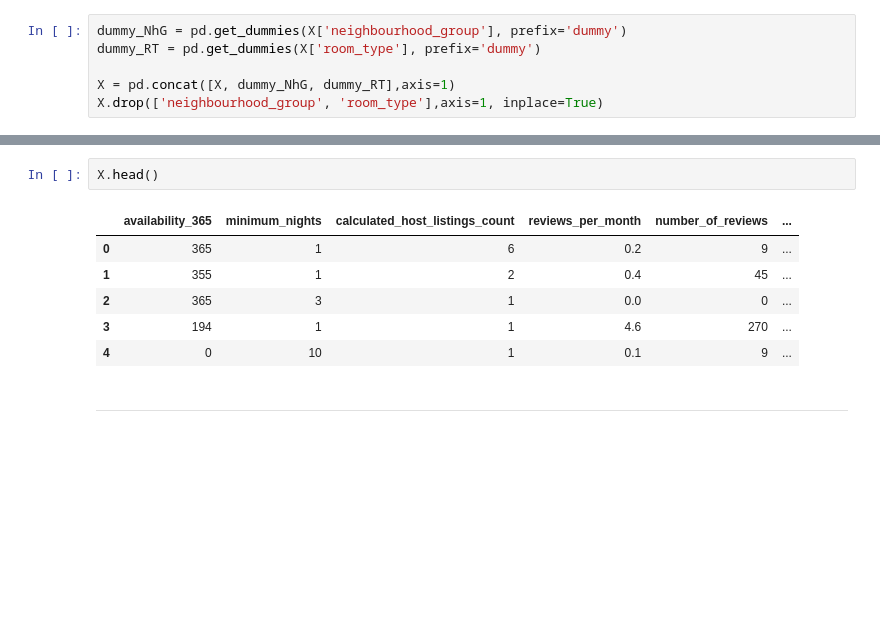
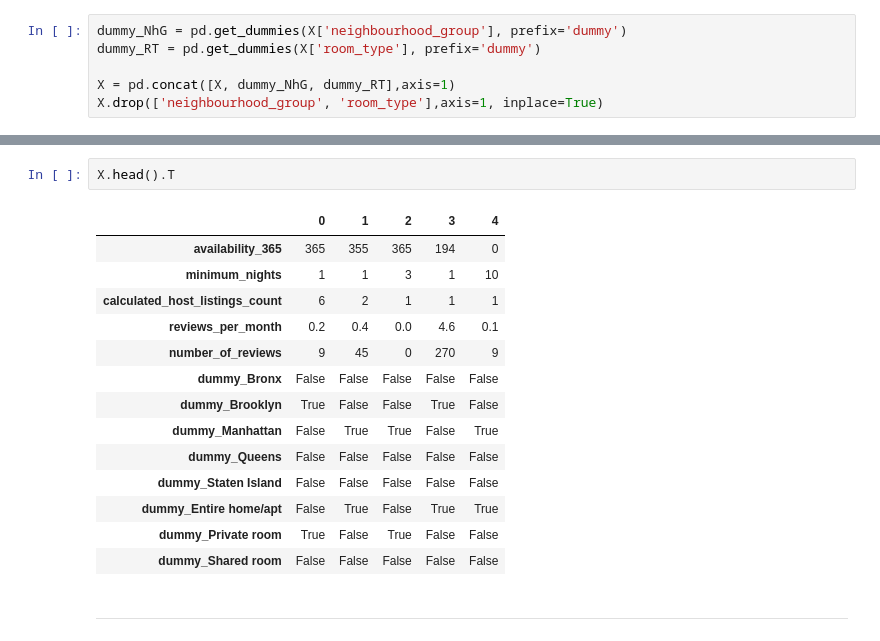
Before and after one commit to tunglinwood/examples, a Jupyter notebook: airbnb_price_prediction_regression/airbnb_price_prediction_regression_py.ipynb, the cells around one changed output, grey strips where cells are left out. Cells and saved outputs as stored; diff of their text form; blank space fills up the shorter version.

```diff
--- a/airbnb_price_prediction_regression/airbnb_price_prediction_regression_py.ipynb
+++ b/airbnb_price_prediction_regression/airbnb_price_prediction_regression_py.ipynb
@@ -626,12 +699,20 @@ X.drop(['neighbourhood_group', 'room_type'],axis=1, inplace=True)
 # %%
-X.head()
+X.head().T
 # %% [output]
-|  | availability_365 | minimum_nights | calculated_host_listings_count | reviews_per_month | number_of_reviews | ... |
-| 0 | 365 | 1 | 6 | 0.2 | 9 | ... |
-| 1 | 355 | 1 | 2 | 0.4 | 45 | ... |
-| 2 | 365 | 3 | 1 | 0.0 | 0 | ... |
-| 3 | 194 | 1 | 1 | 4.6 | 270 | ... |
-| 4 | 0 | 10 | 1 | 0.1 | 9 | ... |
+|  | 0 | 1 | 2 | 3 | 4 |
+| availability_365 | 365 | 355 | 365 | 194 | 0 |
+| minimum_nights | 1 | 1 | 3 | 1 | 10 |
+| calculated_host_listings_count | 6 | 2 | 1 | 1 | 1 |
+| reviews_per_month | 0.2 | 0.4 | 0.0 | 4.6 | 0.1 |
+| number_of_reviews | 9 | 45 | 0 | 270 | 9 |
+| dummy_Bronx | False | False | False | False | False |
+| dummy_Brooklyn | True | False | False | True | False |
+| dummy_Manhattan | False | True | True | False | True |
+| dummy_Queens | False | False | False | False | False |
+| dummy_Staten Island | False | False | False | False | False |
+| dummy_Entire home/apt | False | True | False | True | True |
+| dummy_Private room | True | False | True | False | False |
+| dummy_Shared room | False | False | False | False | False |
 # %% [markdown]
 -----------------------
 # %% [markdown]
```
Also changed, not shown: parts of 15 cells of this notebook, 1 other file.
